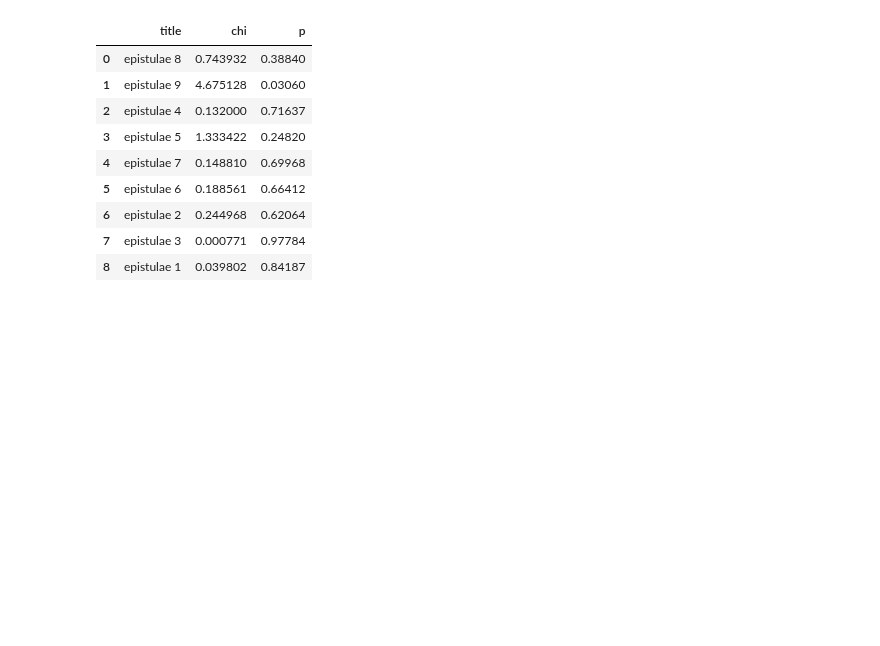
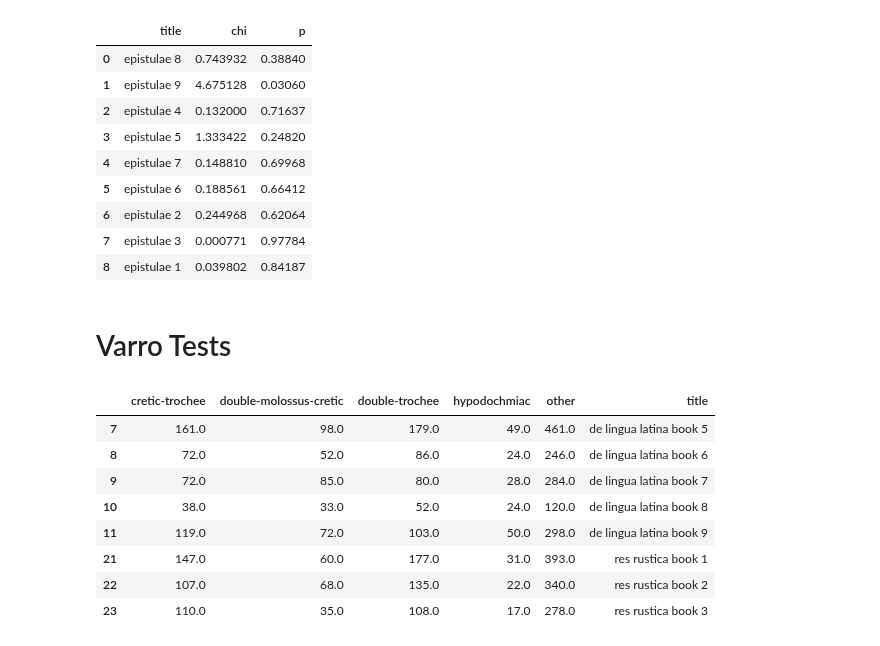
Before and after one commit to TylerKirby/latin-prose-rhythm, a Jupyter notebook: notebooks/chi_square.ipynb, the cells around one changed output. Saved outputs shown, nothing was run; the diff lists cells and outputs as text; code cells hidden in the pictures; blank space fills up the shorter version.

```diff
--- a/notebooks/chi_square.ipynb
+++ b/notebooks/chi_square.ipynb
@@ -481,3 +481,44 @@ chi_square_corpus(rhythmic_unrhythmic_pliny_epist_df)
 | 6 | epistulae 2 | 0.244968 | 0.62064 |
 | 7 | epistulae 3 | 0.000771 | 0.97784 |
 | 8 | epistulae 1 | 0.039802 | 0.84187 |
+# %% [markdown]
+Varro Tests
+===
+# %%
+varro = pd.read_csv('../data/varro_df.csv')
+varro = varro.drop(columns=['total_clausulae', 'total_excluded', 'abbrev_excluded', 'bracket_excluded', 'short_excluded', 'total_artistic', 'percent_clausulae'])
+rows_to_include = ['de lingua latina book 5' , 'de lingua latina book 6', 'de lingua latina book 7', 'de lingua latina book 8', 'de lingua latina book 9', 'res rustica book 1', 'res rustica book 2', 'res rustica book 3']
+varro = varro.loc[varro['title'].isin(rows_to_include)]
+varro_total = pd.DataFrame()
+varro_total['cretic-trochee'] = varro[['cretic-trochee (-u--x)', 'cretic-trochee 1 res (uuu--x)',
+       'cretic-trochee 1 res (-uuu-x)', 'cretic-trochee 1 res (-u-uux)']].sum(axis=1)
+varro_total['double-molossus-cretic'] = varro[['double/molossus-cretic pure double-cretic (-u--ux)',
+       'double/molossus-cretic pure molossus-cretic (----ux)',
+       'double/molossus-cretic 1 res (uuu--ux)',
+       'double/molossus-cretic 1 res (-uuu-ux)',
+       'double/molossus-cretic 1 res (-u-uuux)',
+       'double/molossus-cretic molossus not chor 1 res (uu---ux)',
+       'double/molossus-cretic molossus not chor 1 res (--uu-ux)',
+       'double/molossus-cretic molossus not chor 1 res (---uuux)',
+       'double/molossus-cretic chor res (-uu--ux)',
+       'double/molossus-cretic ep res (-u---ux)']].sum(axis=1)
+varro_total['double-trochee'] = varro[['double trochee (-u-x)',
+       'double trochee 1 res (uuu-x)', 'double trochee 1 res (-uuux)']].sum(axis=1)
+varro_total['hypodochmiac'] = varro[['hypodochmiac (-u-ux)', 'hypodochmiac 1 res (uuu-ux)',
+       'hypodochmiac 1 res (-uuuux)']].sum(axis=1)
+varro_total['other'] = varro[['spondaic (---x)', 'heroic (-uu-x)',
+       'first paeon (-uux)', 'choriamb trochee (-uu--x)',
+       'short sequence (uuuuux)', 'misc_clausulae']].sum(axis=1)
+varro_total['title'] = varro['title'].values
+# %%
+varro_total
+# %% [output]
+|  | cretic-trochee | double-molossus-cretic | double-trochee | hypodochmiac | other | title |
+| 7 | 161.0 | 98.0 | 179.0 | 49.0 | 461.0 | de lingua latina book 5 |
+| 8 | 72.0 | 52.0 | 86.0 | 24.0 | 246.0 | de lingua latina book 6 |
+| 9 | 72.0 | 85.0 | 80.0 | 28.0 | 284.0 | de lingua latina book 7 |
+| 10 | 38.0 | 33.0 | 52.0 | 24.0 | 120.0 | de lingua latina book 8 |
+| 11 | 119.0 | 72.0 | 103.0 | 50.0 | 298.0 | de lingua latina book 9 |
+| 21 | 147.0 | 60.0 | 177.0 | 31.0 | 393.0 | res rustica book 1 |
+| 22 | 107.0 | 68.0 | 135.0 | 22.0 | 340.0 | res rustica book 2 |
+| 23 | 110.0 | 35.0 | 108.0 | 17.0 | 278.0 | res rustica book 3 |
```
Also changed, not shown: parts of 6 cells of this notebook, 4 other files.
